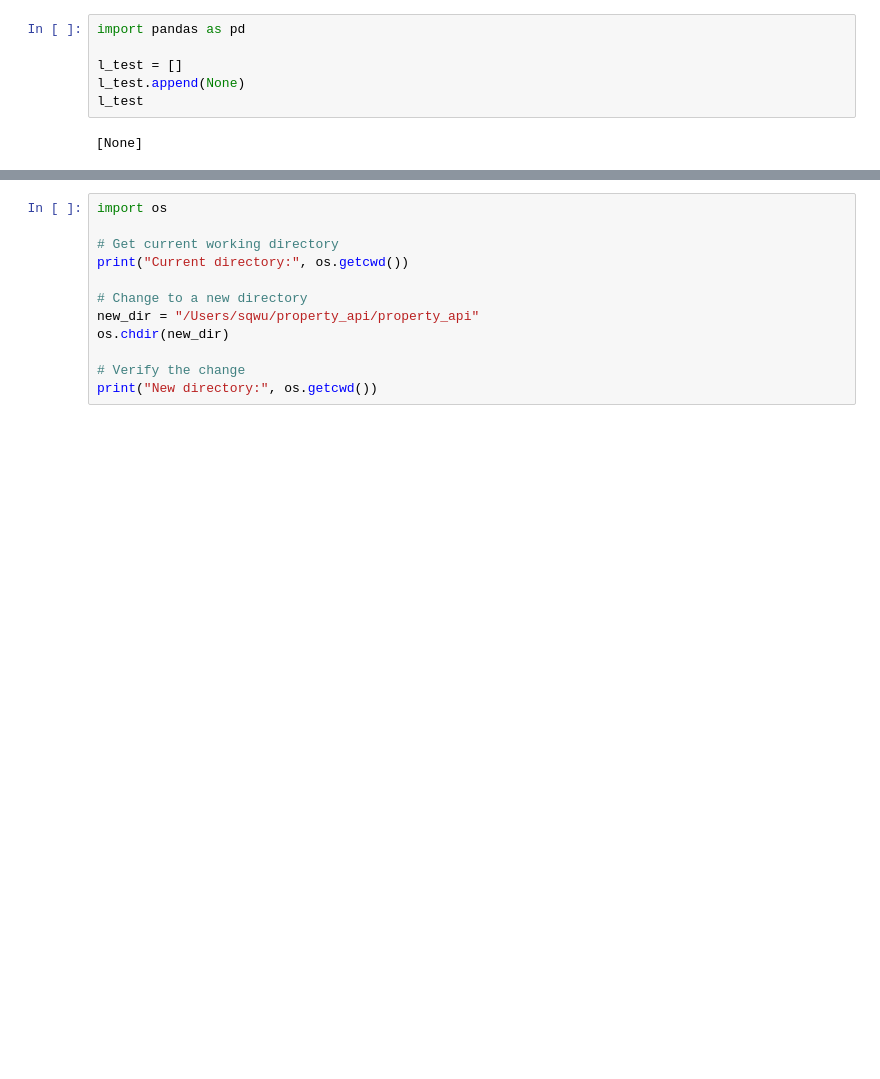
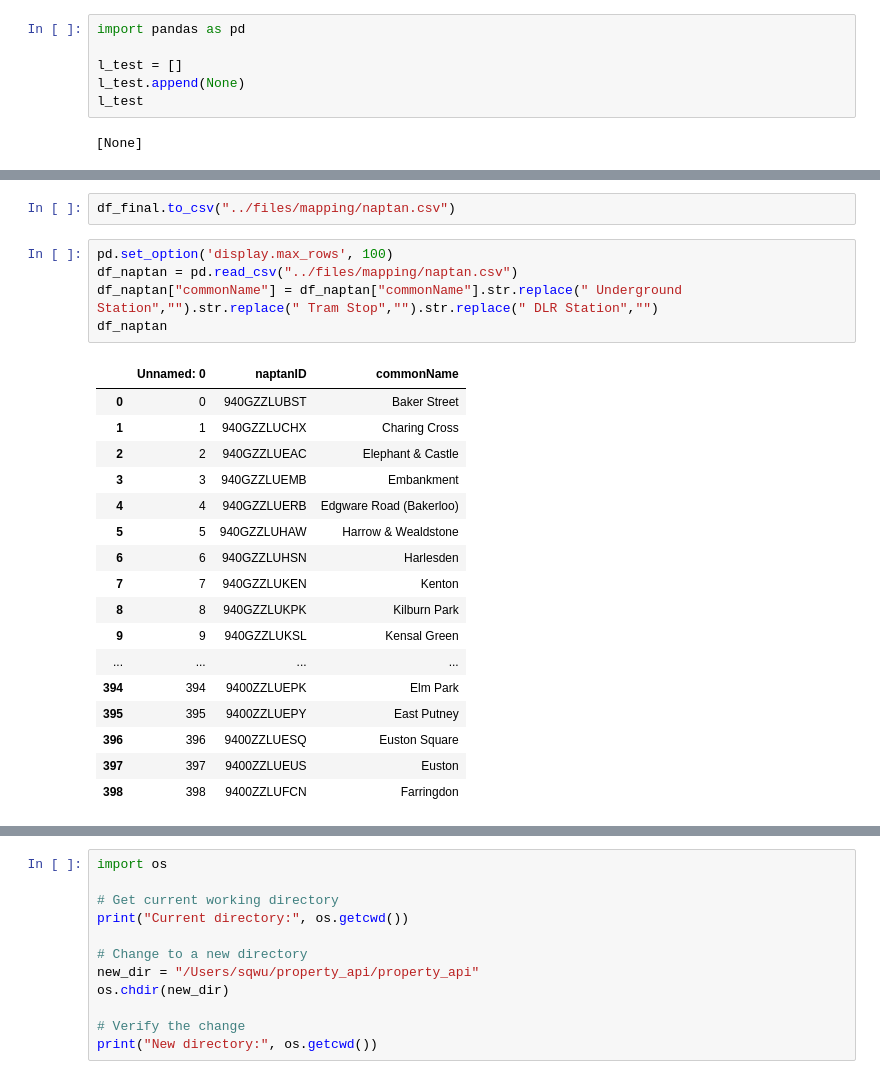
Before and after one commit to scyline/property_api, a Jupyter notebook: demo/demo_notebook.ipynb, the cells around one changed output, grey strips where cells are left out. Drawn from its saved outputs; the diff is of its cells as text; blank space fills up the shorter version.

```diff
--- a/demo/demo_notebook.ipynb
+++ b/demo/demo_notebook.ipynb
@@ -8,0 +53,25 @@ l_test
+# %%
+df_final.to_csv("../files/mapping/naptan.csv")
+# %%
+pd.set_option('display.max_rows', 100)
+df_naptan = pd.read_csv("../files/mapping/naptan.csv")
+df_naptan["commonName"] = df_naptan["commonName"].str.replace(" Underground Station","").str.replace(" Tram Stop","").str.replace(" DLR Station","")
+df_naptan
+# %% [output]
+|  | Unnamed: 0 | naptanID | commonName |
+| 0 | 0 | 940GZZLUBST | Baker Street |
+| 1 | 1 | 940GZZLUCHX | Charing Cross |
+| 2 | 2 | 940GZZLUEAC | Elephant & Castle |
+| 3 | 3 | 940GZZLUEMB | Embankment |
+| 4 | 4 | 940GZZLUERB | Edgware Road (Bakerloo) |
+| 5 | 5 | 940GZZLUHAW | Harrow & Wealdstone |
+| 6 | 6 | 940GZZLUHSN | Harlesden |
+| 7 | 7 | 940GZZLUKEN | Kenton |
+| 8 | 8 | 940GZZLUKPK | Kilburn Park |
+| 9 | 9 | 940GZZLUKSL | Kensal Green |
+| ... | ... | ... | ... |
+| 394 | 394 | 9400ZZLUEPK | Elm Park |
+| 395 | 395 | 9400ZZLUEPY | East Putney |
+| 396 | 396 | 9400ZZLUESQ | Euston Square |
+| 397 | 397 | 9400ZZLUEUS | Euston |
+| 398 | 398 | 9400ZZLUFCN | Farringdon |
```
Also changed, not shown: parts of 5 cells of this notebook, 14 other files.
